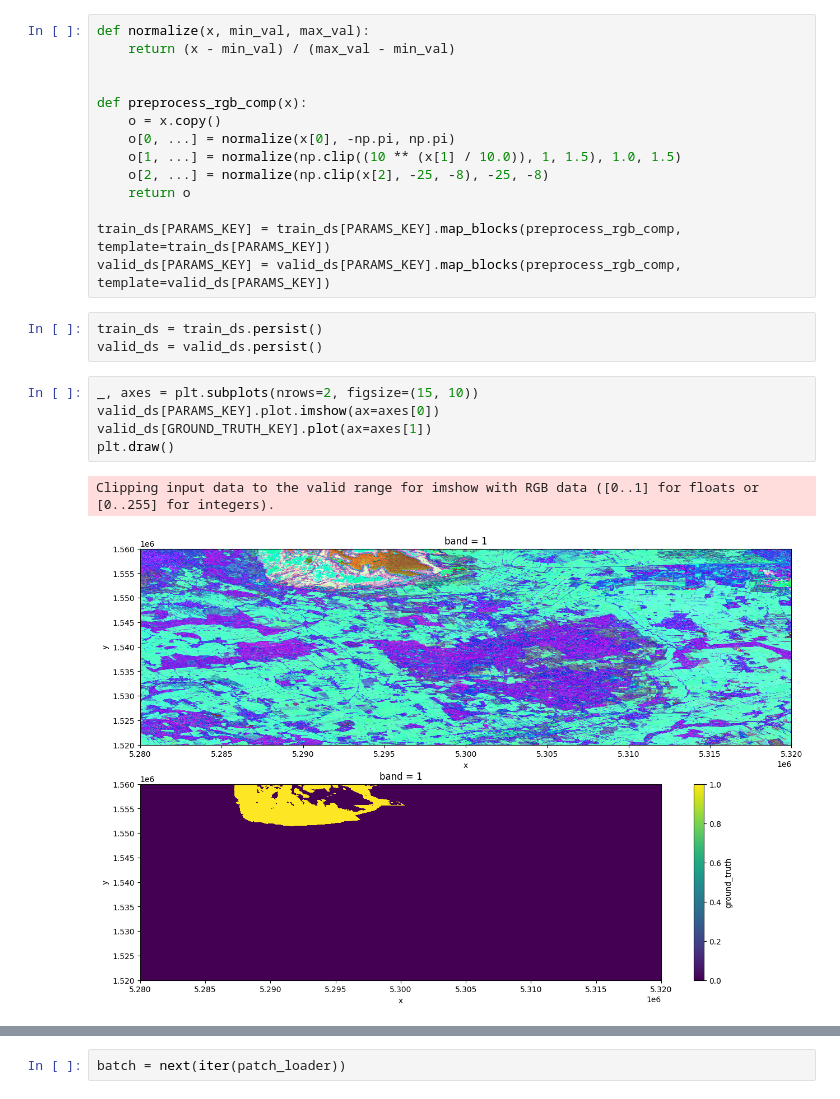
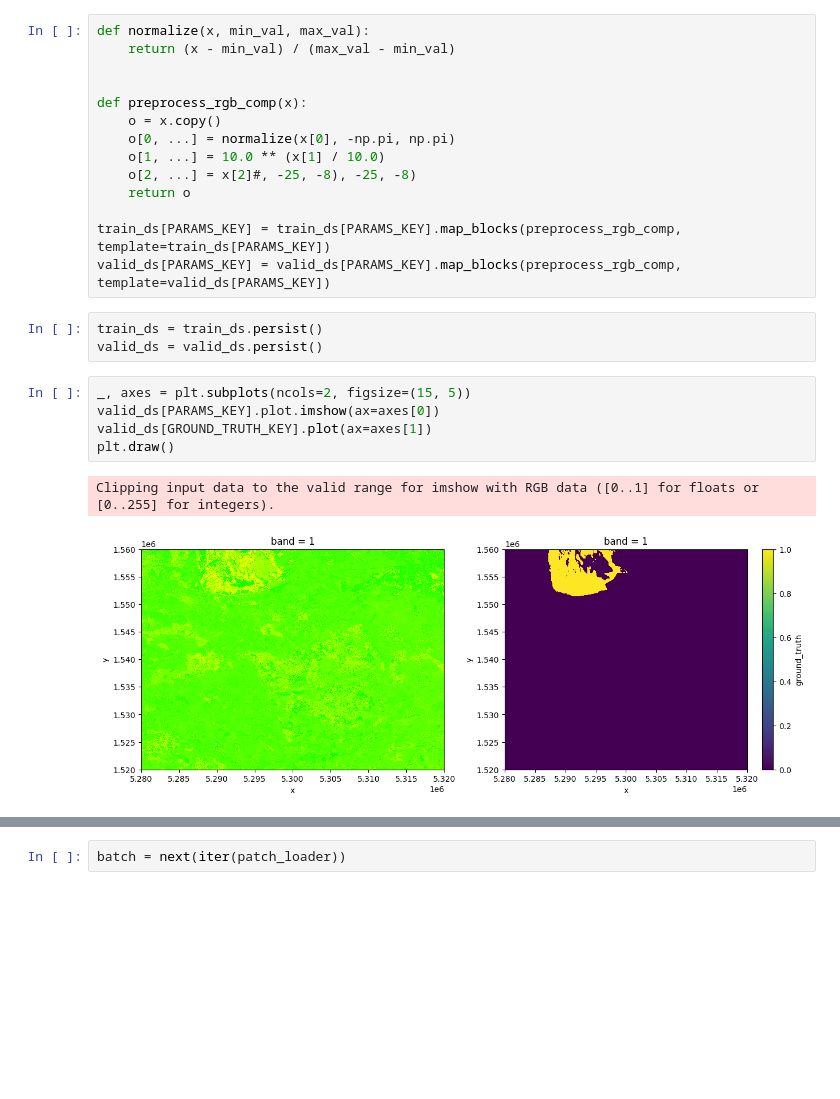
Before and after one commit to c-scale-community/use-case-wetland-water-stress, a Jupyter notebook: notebooks/0_experiment_unet.ipynb, the cells around one changed output, grey strips where cells are left out. Cells and saved outputs as stored; diff of their text form; blank space fills up the shorter version.

```diff
--- a/notebooks/0_experiment_unet.ipynb
+++ b/notebooks/0_experiment_unet.ipynb
@@ -61,8 +61,8 @@ def normalize(x, min_val, max_val):
 def preprocess_rgb_comp(x):
     o = x.copy()
     o[0, ...] = normalize(x[0], -np.pi, np.pi)
-    o[1, ...] = normalize(np.clip((10 ** (x[1] / 10.0)), 1, 1.5), 1.0, 1.5)
-    o[2, ...] = normalize(np.clip(x[2], -25, -8), -25, -8)
+    o[1, ...] = 10.0 ** (x[1] / 10.0)
+    o[2, ...] = x[2]#, -25, -8), -25, -8)
     return o
 
 train_ds[PARAMS_KEY] = train_ds[PARAMS_KEY].map_blocks(preprocess_rgb_comp, template=train_ds[PARAMS_KEY])
@@ -71,13 +71,13 @@ valid_ds[PARAMS_KEY] = valid_ds[PARAMS_KEY].map_blocks(preprocess_rgb_comp, temp
 train_ds = train_ds.persist()
 valid_ds = valid_ds.persist()
 # %%
-_, axes = plt.subplots(nrows=2, figsize=(15, 10))
+_, axes = plt.subplots(ncols=2, figsize=(15, 5))
 valid_ds[PARAMS_KEY].plot.imshow(ax=axes[0])
 valid_ds[GROUND_TRUTH_KEY].plot(ax=axes[1])
 plt.draw()
 # %% [output]
 Clipping input data to the valid range for imshow with RGB data ([0..1] for floats or [0..255] for integers).
-[figure, old version]
+[figure, new version]
 # %%
 _, axes = plt.subplots(ncols=2, figsize=(15, 5))
 train_ds[PARAMS_KEY][:, 10000:12000, 9000:11000].plot.imshow(ax=axes[0])
```
Also changed, not shown: parts of 6 cells of this notebook, 4 other files.
